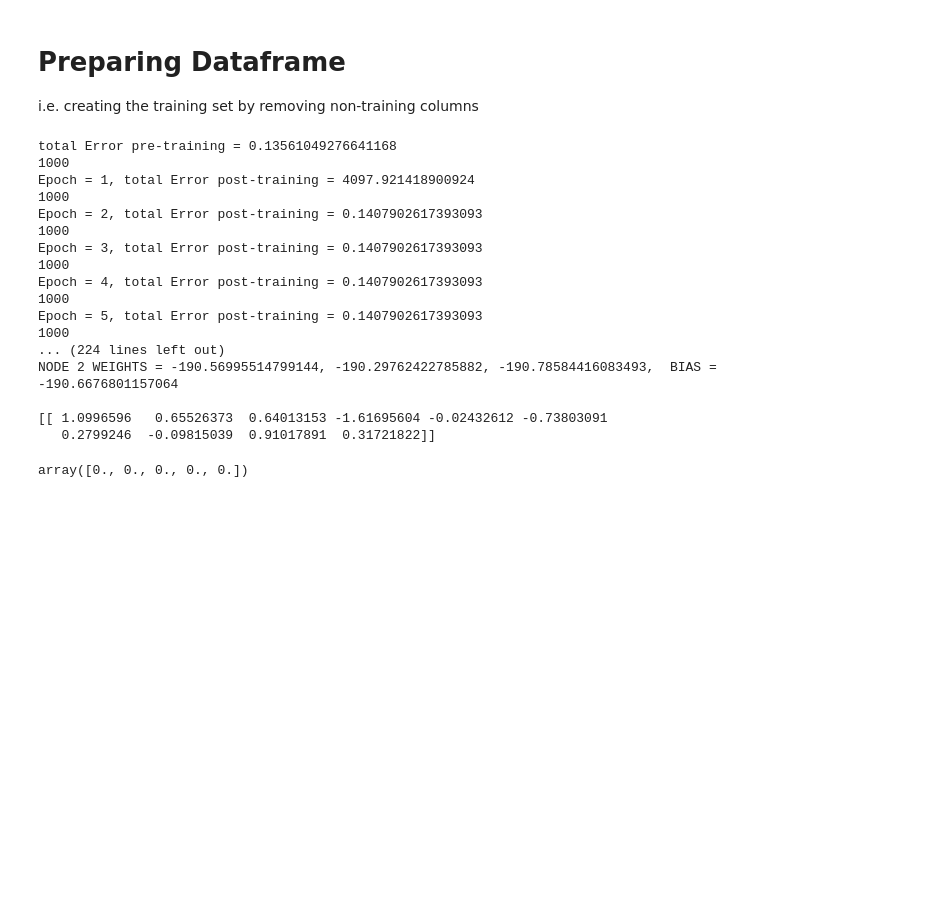
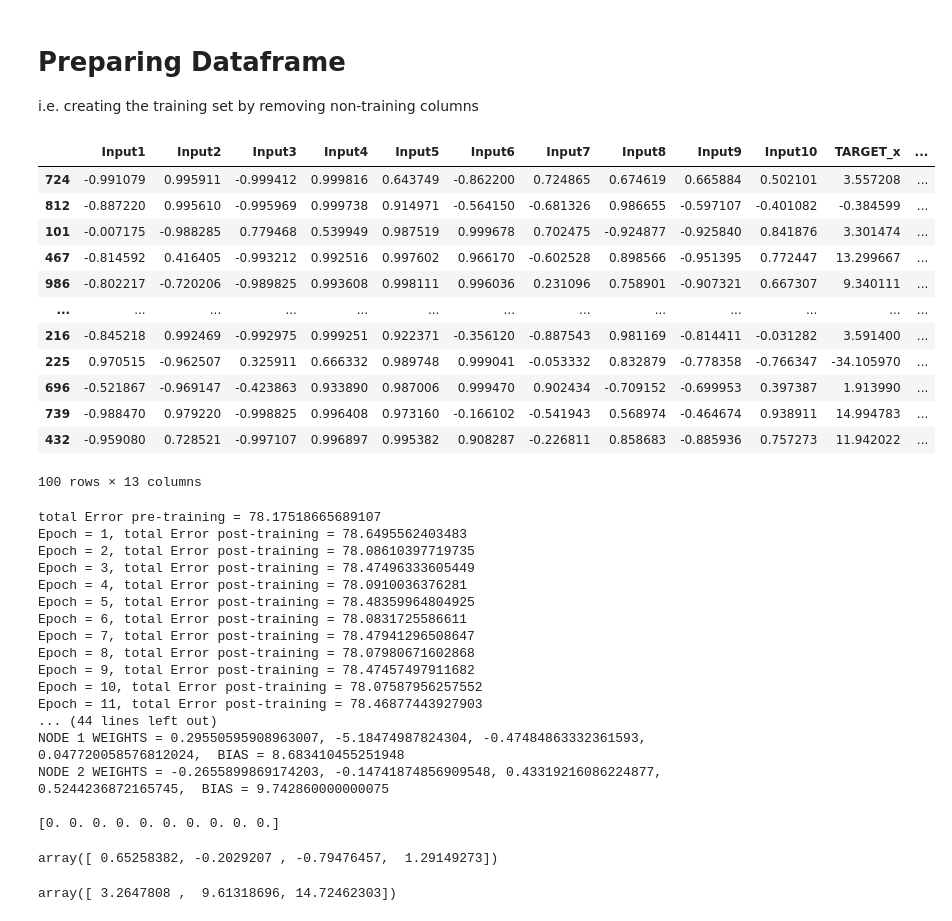
Before and after one commit to Nsivaa/ML, a Jupyter notebook: project/notebook.ipynb, the cells around one changed output. Drawn from its saved outputs; the diff is of its cells as text; code cells hidden in the pictures; blank space fills up the shorter version.

```diff
--- a/project/notebook.ipynb
+++ b/project/notebook.ipynb
@@ -65,37 +64,60 @@ data
 
 # Preparing Dataframe
 i.e. creating the training set by removing non-training columns
+# %%
+#shuffle data
+data= data.sample(frac = 1)
+# %%
+data[:100]
+# %% [output]
+|  | Input1 | Input2 | Input3 | Input4 | Input5 | Input6 | Input7 | Input8 | Input9 | Input10 | TARGET_x | ... |
+| 724 | -0.991079 | 0.995911 | -0.999412 | 0.999816 | 0.643749 | -0.862200 | 0.724865 | 0.674619 | 0.665884 | 0.502101 | 3.557208 | ... |
+| 812 | -0.887220 | 0.995610 | -0.995969 | 0.999738 | 0.914971 | -0.564150 | -0.681326 | 0.986655 | -0.597107 | -0.401082 | -0.384599 | ... |
+| 101 | -0.007175 | -0.988285 | 0.779468 | 0.539949 | 0.987519 | 0.999678 | 0.702475 | -0.924877 | -0.925840 | 0.841876 | 3.301474 | ... |
+| 467 | -0.814592 | 0.416405 | -0.993212 | 0.992516 | 0.997602 | 0.966170 | -0.602528 | 0.898566 | -0.951395 | 0.772447 | 13.299667 | ... |
+| 986 | -0.802217 | -0.720206 | -0.989825 | 0.993608 | 0.998111 | 0.996036 | 0.231096 | 0.758901 | -0.907321 | 0.667307 | 9.340111 | ... |
+| ... | ... | ... | ... | ... | ... | ... | ... | ... | ... | ... | ... | ... |
+| 216 | -0.845218 | 0.992469 | -0.992975 | 0.999251 | 0.922371 | -0.356120 | -0.887543 | 0.981169 | -0.814411 | -0.031282 | 3.591400 | ... |
+| 225 | 0.970515 | -0.962507 | 0.325911 | 0.666332 | 0.989748 | 0.999041 | -0.053332 | 0.832879 | -0.778358 | -0.766347 | -34.105970 | ... |
+| 696 | -0.521867 | -0.969147 | -0.423863 | 0.933890 | 0.987006 | 0.999470 | 0.902434 | -0.709152 | -0.699953 | 0.397387 | 1.913990 | ... |
+| 739 | -0.988470 | 0.979220 | -0.998825 | 0.996408 | 0.973160 | -0.166102 | -0.541943 | 0.568974 | -0.464674 | 0.938911 | 14.994783 | ... |
+| 432 | -0.959080 | 0.728521 | -0.997107 | 0.996897 | 0.995382 | 0.908287 | -0.226811 | 0.858683 | -0.885936 | 0.757273 | 11.942022 | ... |
+100 rows × 13 columns
 # %%
 tr_data_X = data[['Input1', 'Input2', 'Input3', 'Input4', 'Input5', 'Input6', 'Input7', 'Input8', 'Input9', 'Input10']]
 
 tr_data_Y = data[['TARGET_x', 'TARGET_y', 'TARGET_z']]
 
-net.train(tr_data_X,tr_data_Y,epochs=100)
+net.train(tr_data_X,tr_data_Y,epochs=100,eta=10,clip_value=3)
 
 print(net)
 print(net.input_layer.weights)
 # %% [output]
-total Error pre-training = 0.13561049276641168
-1000
-Epoch = 1, total Error post-training = 4097.921418900924
-1000
-Epoch = 2, total Error post-training = 0.1407902617393093
-1000
-Epoch = 3, total Error post-training = 0.1407902617393093
-1000
-Epoch = 4, total Error post-training = 0.1407902617393093
-1000
-Epoch = 5, total Error post-training = 0.1407902617393093
-1000
-... (224 lines left out)
-NODE 2 WEIGHTS = -190.56995514799144, -190.29762422785882, -190.78584416083493,  BIAS = -190.6676801157064
+total Error pre-training = 78.17518665689107
+Epoch = 1, total Error post-training = 78.6495562403483
+Epoch = 2, total Error post-training = 78.08610397719735
+Epoch = 3, total Error post-training = 78.47496333605449
+Epoch = 4, total Error post-training = 78.0910036376281
+Epoch = 5, total Error post-training = 78.48359964804925
+Epoch = 6, total Error post-training = 78.0831725586611
+Epoch = 7, total Error post-training = 78.47941296508647
+Epoch = 8, total Error post-training = 78.07980671602868
+Epoch = 9, total Error post-training = 78.47457497911682
+Epoch = 10, total Error post-training = 78.07587956257552
+Epoch = 11, total Error post-training = 78.46877443927903
+... (44 lines left out)
+NODE 1 WEIGHTS = 0.29550595908963007, -5.18474987824304, -0.47484863332361593, 0.047720058576812024,  BIAS = 8.683410455251948
+NODE 2 WEIGHTS = -0.2655899869174203, -0.14741874856909548, 0.43319216086224877, 0.5244236872165745,  BIAS = 9.742860000000075
 
-[[ 1.0996596   0.65526373  0.64013153 -1.61695604 -0.02432612 -0.73803091
-   0.2799246  -0.09815039  0.91017891  0.31721822]]
+[0. 0. 0. 0. 0. 0. 0. 0. 0. 0.]
-# %%
-net.hidden_layers[0].acc_bias_gradients
-# %% [output]
-array([0., 0., 0., 0., 0.])
+# %%
+np.dot(net.hidden_layers[0].output,net.hidden_layers[1].weights)
+# %% [output]
+array([ 0.65258382, -0.2029207 , -0.79476457,  1.29149273])
+# %%
+net.output_layer.output
+# %% [output]
+array([ 3.2647808 ,  9.61318696, 14.72462303])
 # %%
 for row,label in zip(tr_data_X.itertuples(index = False, name = None),tr_data_Y.itertuples(index=False,name=None)):
     #Forward propagation
```
Also changed, not shown: parts of 7 cells of this notebook, 1 other file.
